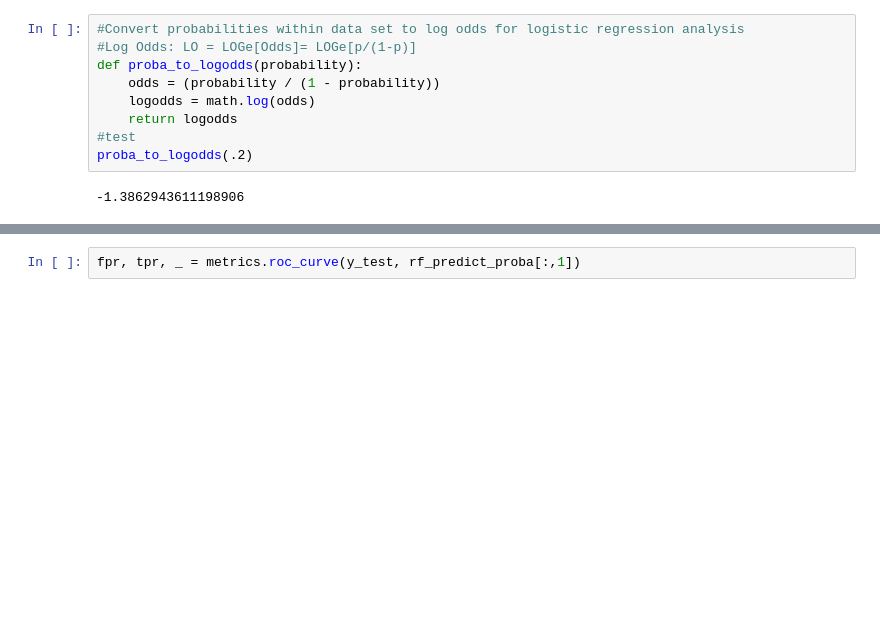
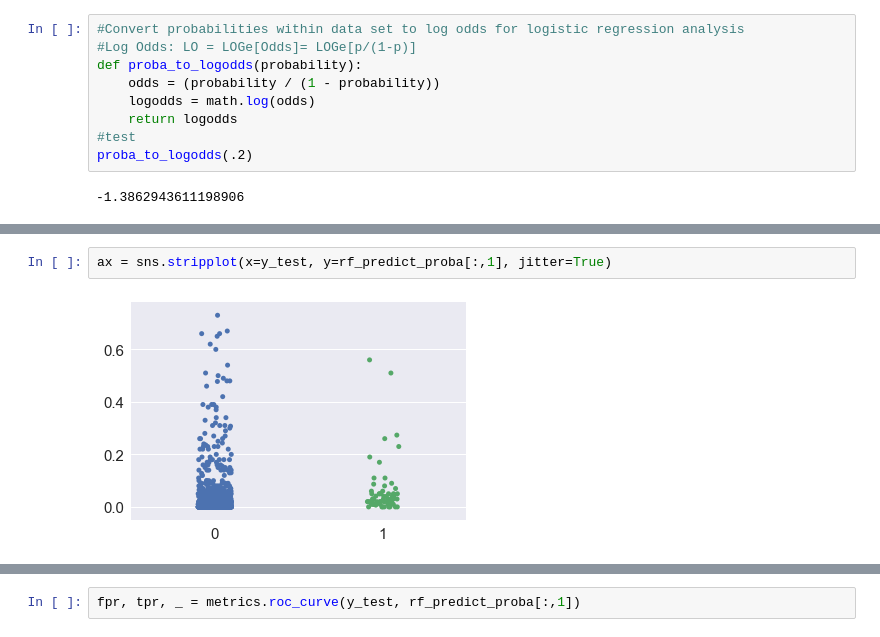
Before and after one commit to camoneill25/pfx_hit_predictor, a Jupyter notebook: workbook/Data_Analysis_EDA.ipynb, the cells around one changed output, grey strips where cells are left out. Saved outputs shown, nothing was run; the diff lists cells and outputs as text; blank space fills up the shorter version.

```diff
--- a/workbook/Data_Analysis_EDA.ipynb
+++ b/workbook/Data_Analysis_EDA.ipynb
@@ -355,0 +316,4 @@ print(roc_auc)
+# %%
+ax = sns.stripplot(x=y_test, y=rf_predict_proba[:,1], jitter=True)
+# %% [output]
+[figure, added]
```
Also changed, not shown: parts of 46 cells of this notebook.
